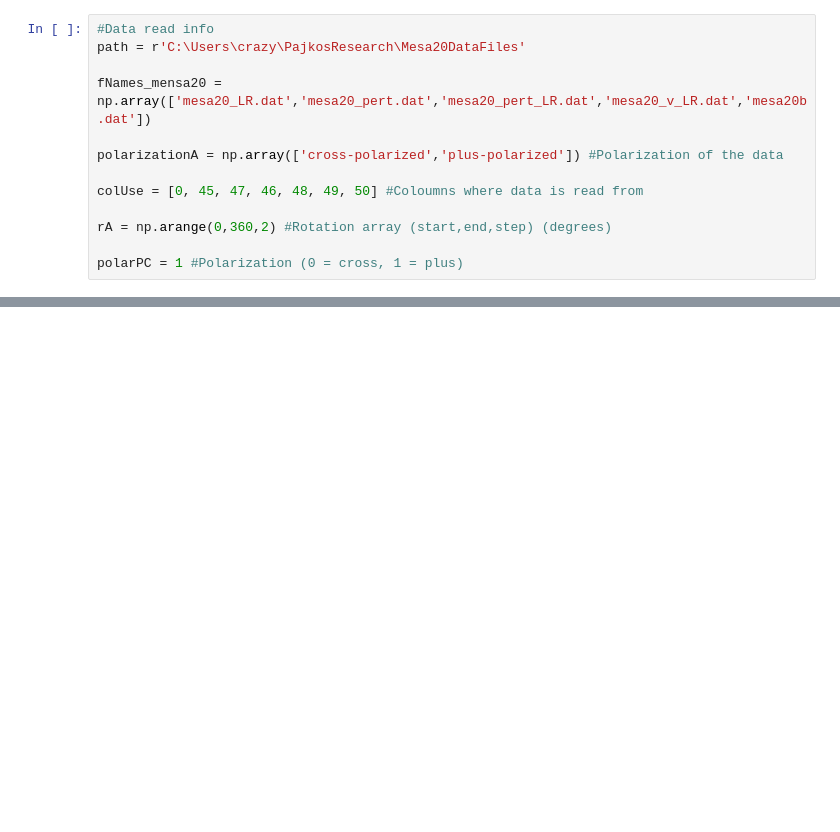
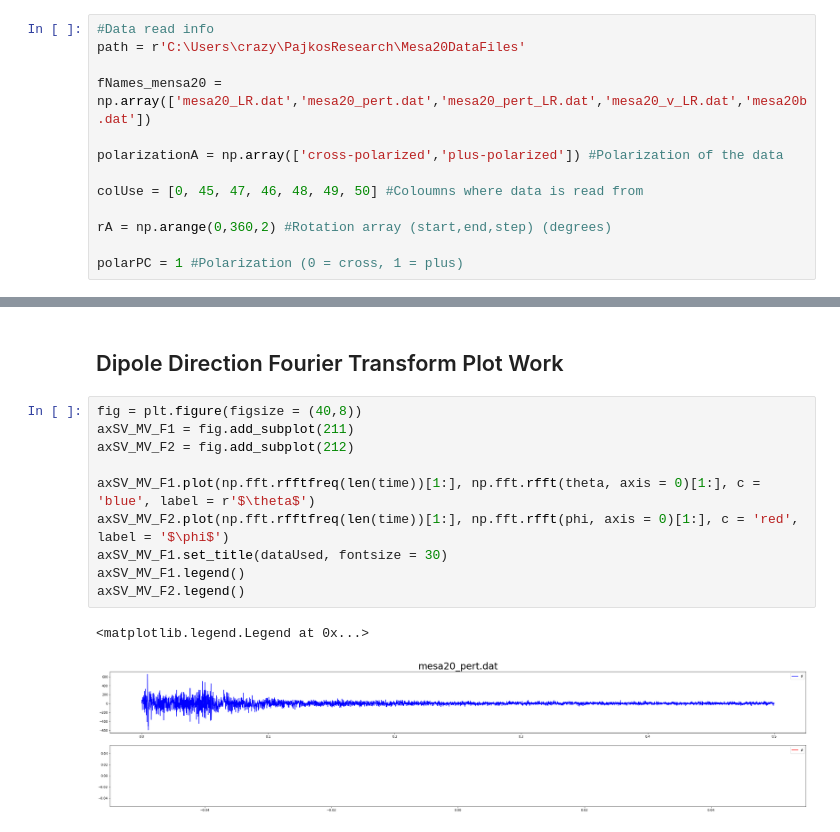
Before and after one commit to StevenVC/PajkosSummerResearch, a Jupyter notebook: programs/3D_GW_MaxVal_Scatter-1.ipynb, the cells around one changed output, grey strips where cells are left out. Drawn from its saved outputs; the diff is of its cells as text; blank space fills up the shorter version.

```diff
--- a/programs/3D_GW_MaxVal_Scatter-1.ipynb
+++ b/programs/3D_GW_MaxVal_Scatter-1.ipynb
@@ -584,0 +587,15 @@ axSV_MV_A.legend()
+# %% [markdown]
+## Dipole Direction Fourier Transform Plot Work
+# %%
+fig = plt.figure(figsize = (40,8))
+axSV_MV_F1 = fig.add_subplot(211)
+axSV_MV_F2 = fig.add_subplot(212)
+
+axSV_MV_F1.plot(np.fft.rfftfreq(len(time))[1:], np.fft.rfft(theta, axis = 0)[1:], c = 'blue', label = r'$\theta$')
+axSV_MV_F2.plot(np.fft.rfftfreq(len(time))[1:], np.fft.rfft(phi, axis = 0)[1:], c = 'red', label = '$\phi$')
+axSV_MV_F1.set_title(dataUsed, fontsize = 30)
+axSV_MV_F1.legend()
+axSV_MV_F2.legend()
+# %% [output]
+<matplotlib.legend.Legend at 0x...>
+[figure, added]
```
Also changed, not shown: parts of 6 cells of this notebook.
